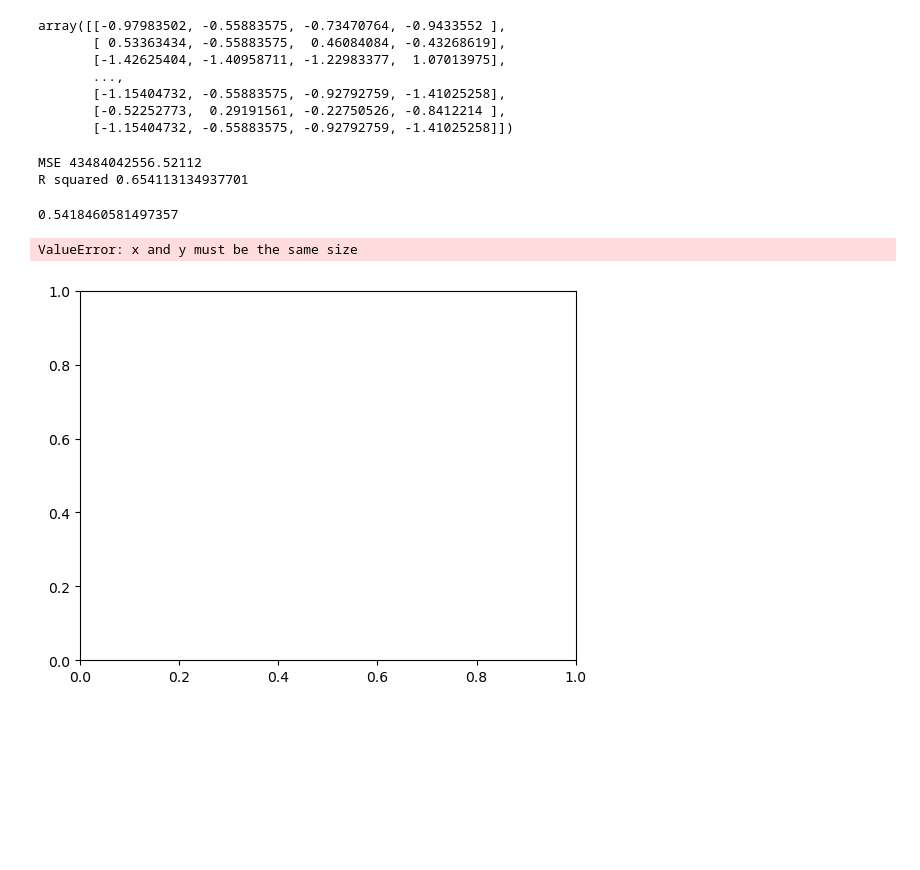
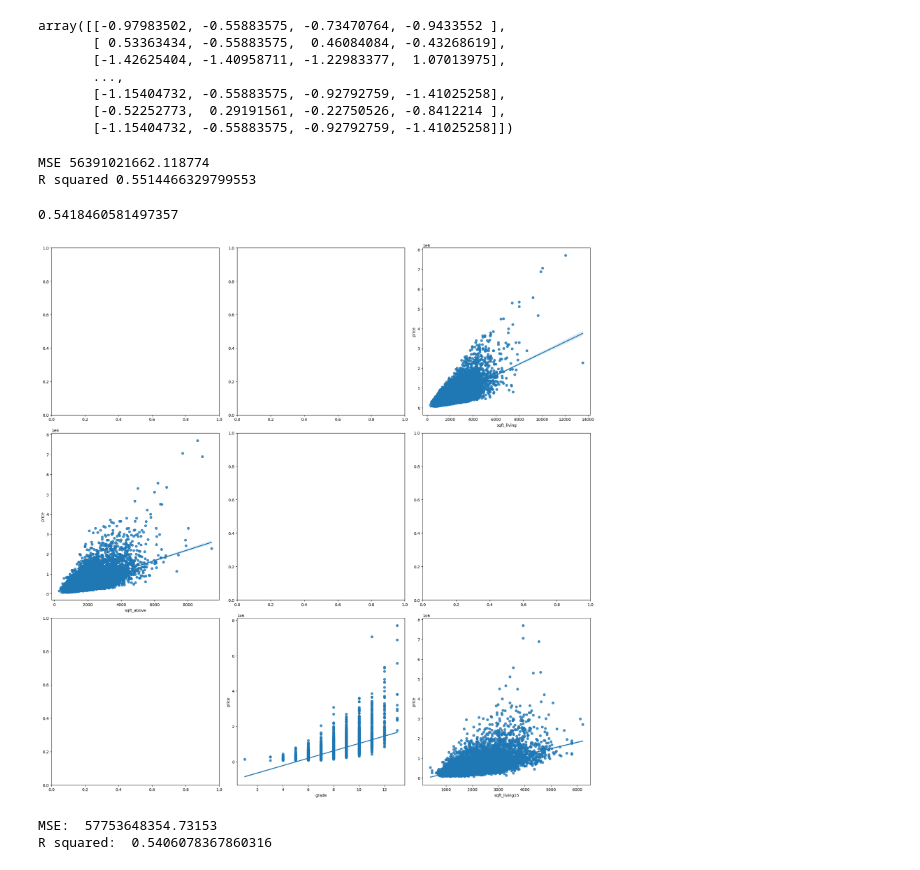
Before and after one commit to Nizar-daz/intro-of-IA, a Jupyter notebook: chekpoint_linear_regression.ipynb, the cells around one changed output. Saved outputs shown, nothing was run; the diff lists cells and outputs as text; code cells hidden in the pictures; blank space fills up the shorter version.

```diff
--- a/chekpoint_linear_regression.ipynb
+++ b/chekpoint_linear_regression.ipynb
@@ -239,22 +308,39 @@ array([[-0.97983502, -0.55883575, -0.73470764, -0.9433552 ],
        [-1.15404732, -0.55883575, -0.92792759, -1.41025258]])
 # %%
 model=LinearRegression() #build linear regression model
-model.fit(x2_train,y2_train) #fitting the training data
-predicted1=model.predict(x2_test) #testing our model’s performance
-print("MSE", mean_squared_error(y2_test,predicted))
-print("R squared", metrics.r2_score(y2_test,predicted))
+model.fit(x_train,y_train) #fitting the training data
+predicted1=model.predict(x_test) #testing our model’s performance
+print("MSE", mean_squared_error(y_test,predicted1))
+print("R squared", metrics.r2_score(y_test,predicted1))
 model.score(x2, y2)
 # %% [output]
-MSE 43484042556.52112
-R squared 0.654113134937701
+MSE 56391021662.118774
+R squared 0.5514466329799553
 0.5418460581497357
 # %%
-plt.scatter(x2,y2,color="r")
-plt.title("Linear Regression")
-plt.ylabel("price")
-plt.xlabel("features")
-plt.plot(x2, predicted1, color="k")
-plt.show()
+fig, axs = plt.subplots(ncols = 3, nrows = 3, figsize = (20, 20))
+sns.regplot(y = df['price'], x = x2['sqft_living'], ax = axs[0, 2])
+sns.regplot(y = df['price'], x = x2['grade'], ax = axs[2, 1])
+sns.regplot(y = df['price'], x = x2['sqft_above'], ax = axs[1, 0])
+sns.regplot(y = df['price'], x = x2['sqft_living15'], ax = axs[2, 2])
+plt.tight_layout()
 # %% [output]
-ValueError: x and y must be the same size
-[figure, old version]
+[figure, new version]
+# %%
+x3=df[["sqft_living"]].values.reshape(-1,1) #we have one input
+y3=df["price"].values
+
+x_train, x_test, y_train, y_test = train_test_split(x3, y3, test_size=0.35, random_state=40)  #splitting data
+lg=LinearRegression()
+poly=PolynomialFeatures(degree=2)
+
+x_train_fit = poly.fit_transform(x_train) #transforming our input data
+lg.fit(x_train_fit, y_train)
+x_test_ = poly.fit_transform(x_test)
+predicted = lg.predict(x_test_)
+
+print("MSE: ", metrics.mean_squared_error(y_test, predicted))
+print("R squared: ", metrics.r2_score(y_test,predicted))
+# %% [output]
+MSE:  57753648354.73153
+R squared:  0.5406078367860316
```
Also changed, not shown: parts of 12 cells of this notebook.
